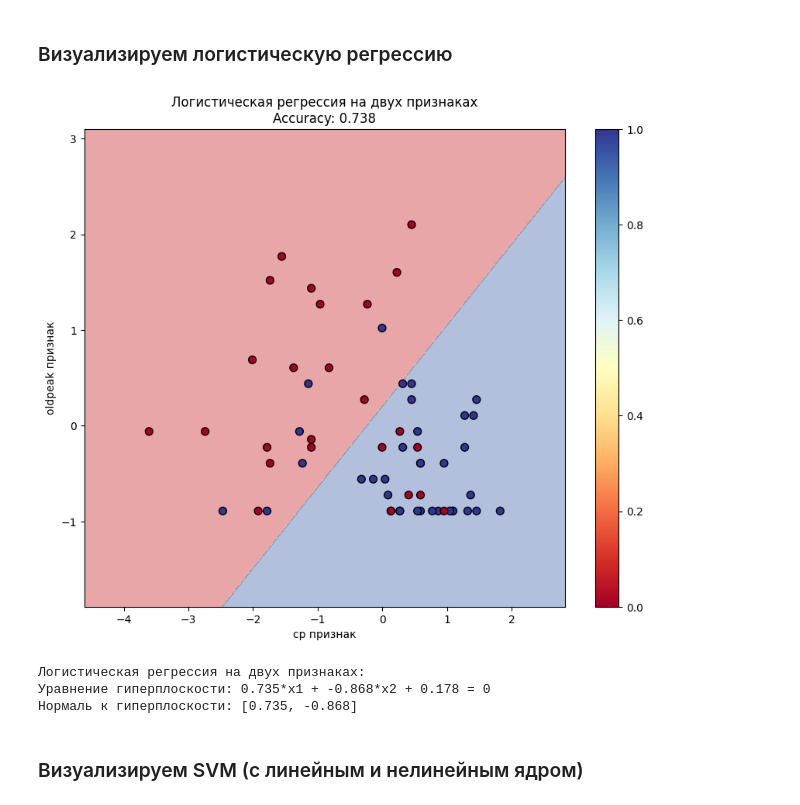
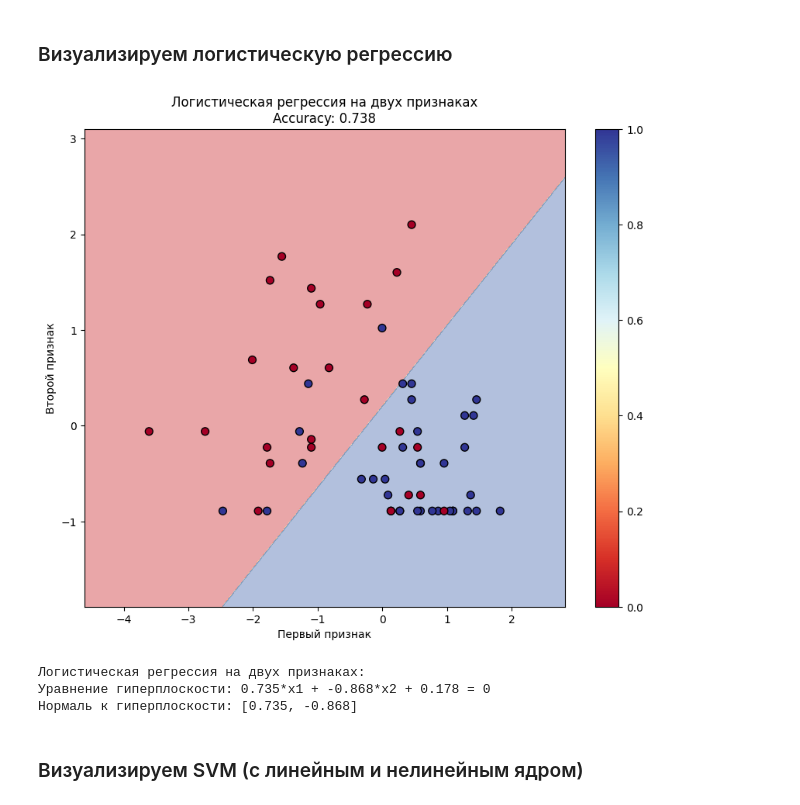
Before and after one commit to SerMisterMish/Statistical_and_Machine_Learning, a Jupyter notebook: supervised_learning/classification/classification.ipynb, the cells around one changed output. Saved outputs shown, nothing was run; the diff lists cells and outputs as text; code cells hidden in the pictures.

```diff
--- a/supervised_learning/classification/classification.ipynb
+++ b/supervised_learning/classification/classification.ipynb
@@ -830,36 +832,36 @@ SVC(random_state=42)
 # %%
 # Функция для визуализации решающих границ
 def plot_decision_boundary(model, X, y, title):
     # Создаем сетку для визуализации
     x_min, x_max = X[:, 0].min() - 1, X[:, 0].max() + 1
     y_min, y_max = X[:, 1].min() - 1, X[:, 1].max() + 1
     xx, yy = np.meshgrid(np.linspace(x_min, x_max, 1000),
                          np.linspace(y_min, y_max, 1000))
 
     # Предсказания для сетки
     Z = model.predict(np.c_[xx.ravel(), yy.ravel()])
     Z = Z.reshape(xx.shape)
 
     # Визуализация
     plt.figure(figsize=(10, 8))
     plt.contourf(xx, yy, Z, alpha=0.4, cmap='RdYlBu')
     plt.scatter(X[:, 0], X[:, 1], c=y, s=50, edgecolor='k', cmap='RdYlBu')
     plt.title(f'{title}\nAccuracy: {accuracy_score(y, model.predict(X)):.3f}')
-    plt.xlabel('cp признак')
-    plt.ylabel('oldpeak признак')
+    plt.xlabel('Первый признак')
+    plt.ylabel('Второй признак')
     plt.colorbar()
     plt.show()
 
     # Вывод информации о модели
     if hasattr(model, 'coef_'):
         print(f"{title}:")
         print(f"Уравнение гиперплоскости: {model.coef_[0][0]:.3f}*x1 + {model.coef_[0][1]:.3f}*x2 + {model.intercept_[0]:.3f} = 0")
         print(f"Нормаль к гиперплоскости: [{model.coef_[0][0]:.3f}, {model.coef_[0][1]:.3f}]")
 
 # Визуализация для разных моделей
 plot_decision_boundary(log_reg_2d, X_test_log_2d, y_test, "Логистическая регрессия на двух признаках")
 # %% [output]
-[figure, old version]
+[figure, new version]
 Логистическая регрессия на двух признаках:
 Уравнение гиперплоскости: 0.735*x1 + -0.868*x2 + 0.178 = 0
 Нормаль к гиперплоскости: [0.735, -0.868]
```
Also changed, not shown: parts of 6 cells of this notebook.
